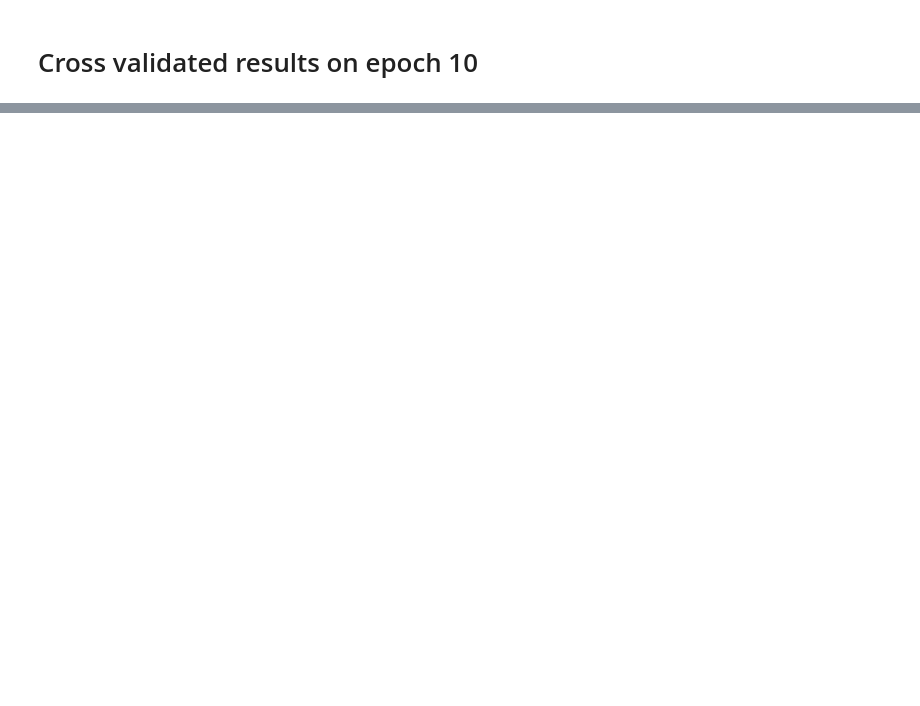
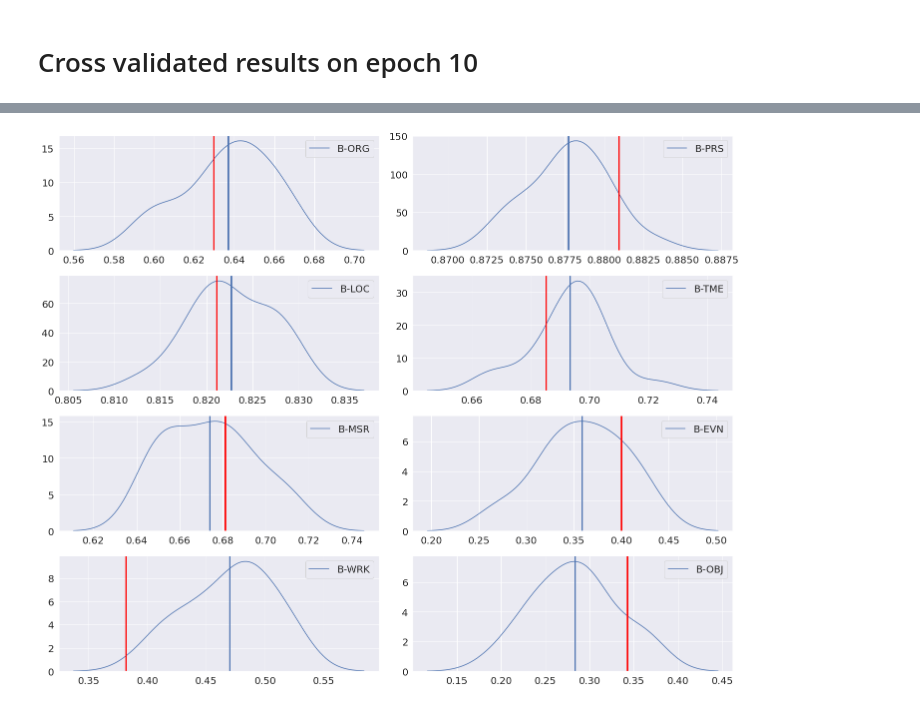
Before and after one commit to laureleo/thesis, a Jupyter notebook: notebooks/Cross_validation.ipynb, the cells around one changed output, grey strips where cells are left out. Cells and saved outputs as stored; diff of their text form; code cells hidden in the pictures; blank space fills up the shorter version.

```diff
--- a/notebooks/Cross_validation.ipynb
+++ b/notebooks/Cross_validation.ipynb
@@ -854,0 +843,3 @@ plt.show()
+# %%
+#Define evaluation generator for testing purposes
+evalGen = DataGenerator(TEST)
@@ -854,0 +892,29 @@ plt.show()
+# %%
+samples_weighted = sample_frame[['weighted avg']]
+sample_frame = sample_frame.drop(columns={'micro avg', 'macro avg', 'weighted avg'})
+# %%
+fig, axs = plt.subplots(nrows= 4, ncols = 2, figsize = (2*10,4*4),sharex=False, sharey=False)
+for i, column in enumerate(sample_frame.columns):
+    data = sample_frame[[column]]
+
+    if i <= 3:
+        axis = axs[i][0]
+    else:
+        axis = axs[i-4][1]
+
+    #Plot the distribution from the samples
+    sns.distplot(data, label=column, hist=False,ax=axis)
+    axis.legend()
+
+
+    # Get the value we got when testing
+    test_metric = report5['f1-score'].loc[column]
+    axis.axvline(x= test_metric, color = 'red', linewidth=3)
+
+    #Also plot the true mean
+    axis.axvline(x= data[column].mean(), linewidth=3)
+fig.tight_layout(pad=1.0)
+plt.savefig("../data/assets/sample_distribution.png")
+plt.show()
+# %% [output]
+[figure, added]
```
Also changed, not shown: parts of 36 cells of this notebook.
